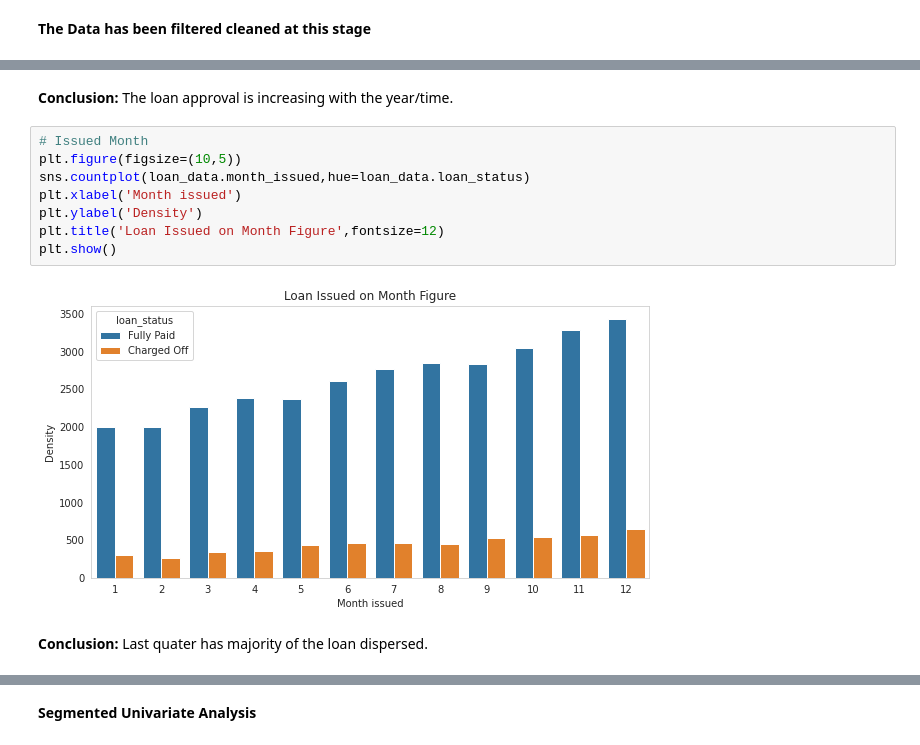
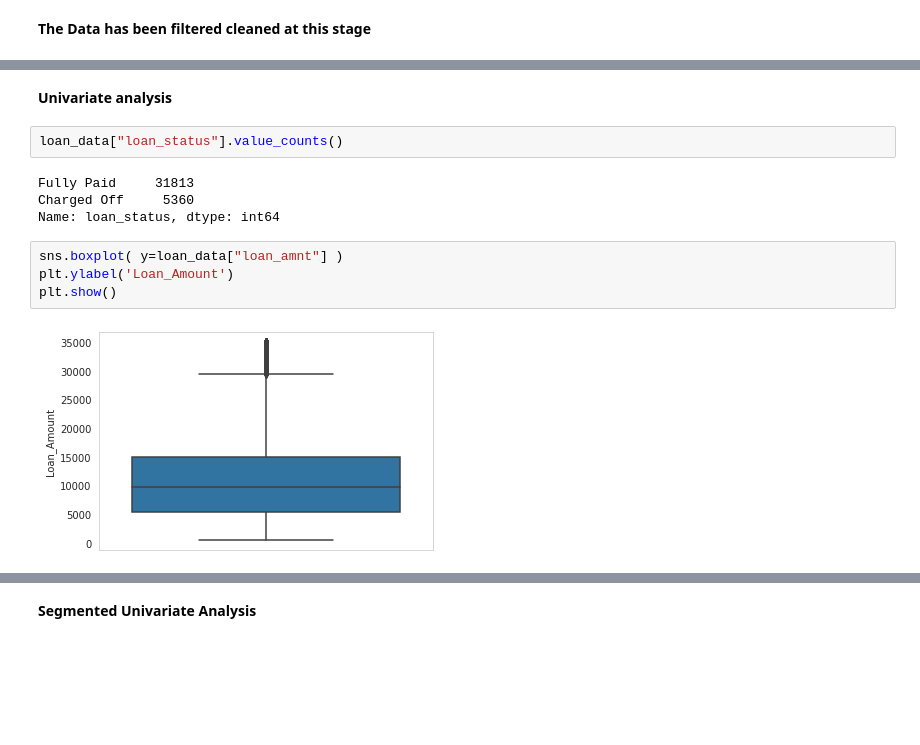
Before and after one commit to PrathameshMore777/LendingClubCaseStudy, a Jupyter notebook: LendingClubCaseStudy.ipynb, the cells around one changed output, grey strips where cells are left out. Drawn from its saved outputs; the diff is of its cells as text; blank space fills up the shorter version.

```diff
--- a/LendingClubCaseStudy.ipynb
+++ b/LendingClubCaseStudy.ipynb
@@ -626,14 +455,14 @@ plt.show()
-# %% [markdown]
-**Conclusion:** The loan approval is increasing with the year/time.
-# %%
-# Issued Month
-plt.figure(figsize=(10,5))
-sns.countplot(loan_data.month_issued,hue=loan_data.loan_status)
-plt.xlabel('Month issued')
-plt.ylabel('Density')
-plt.title('Loan Issued on Month Figure',fontsize=12)
-plt.show()
-# %% [output]
-[figure, removed]
-# %% [markdown]
-**Conclusion:** Last quater has majority of the loan dispersed.
+# %% [markdown]
+**Univariate analysis**
+# %%
+loan_data["loan_status"].value_counts()
+# %% [output]
+Fully Paid     31813
+Charged Off     5360
+Name: loan_status, dtype: int64
+# %%
+sns.boxplot( y=loan_data["loan_amnt"] )
+plt.ylabel('Loan_Amount')
+plt.show()
+# %% [output]
+[figure, added]
```
Also changed, not shown: parts of 89 cells of this notebook, 3 other files.
